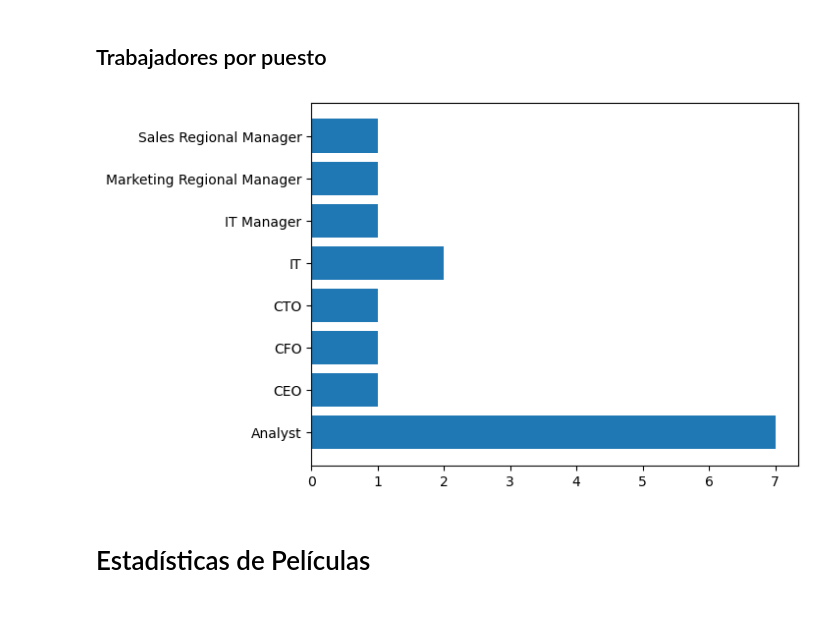
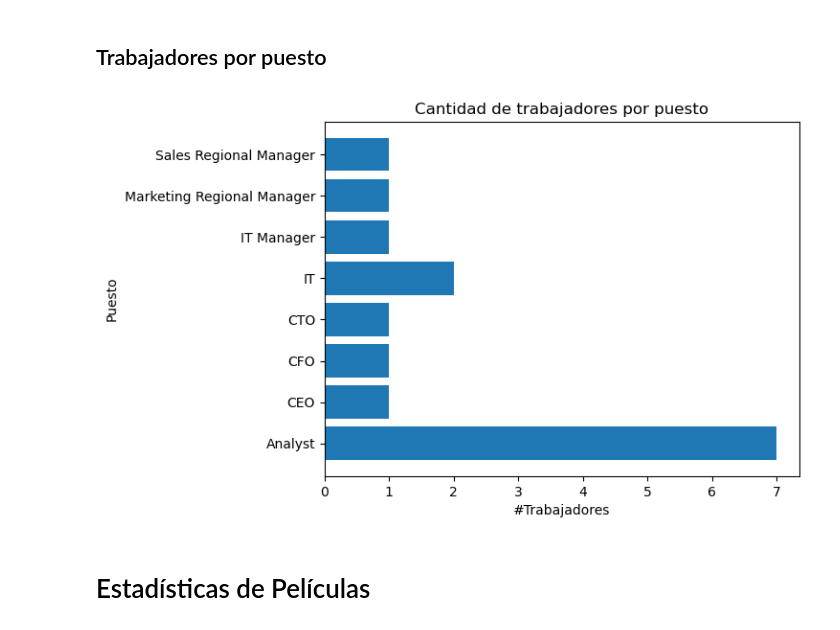
Before and after one commit to luispandolfi/DeepLearning2023_TP1_Gr1, a Jupyter notebook: TP_Integrador_Python-stats.ipynb, the cells around one changed output. Cells and saved outputs as stored; diff of their text form; code cells hidden in the pictures.

```diff
--- a/TP_Integrador_Python-stats.ipynb
+++ b/TP_Integrador_Python-stats.ipynb
@@ -145,9 +138,9 @@ plt.show()
 # %% [markdown]
 ## Trabajadores por puesto
 # %%
-StatsTrabajador.plot_trabajadores_por_puesto(df_trabajadores)
+StatsTrabajador.plot_trabajadores_por_puesto(df_trabajadores, df_personas)
 # %% [output]
-[figure, old version]
+[figure, new version]
 # %% [markdown]
 # Estadísticas de Películas
 # %% [markdown]
```
Also changed, not shown: parts of 8 cells of this notebook, 3 other files.
